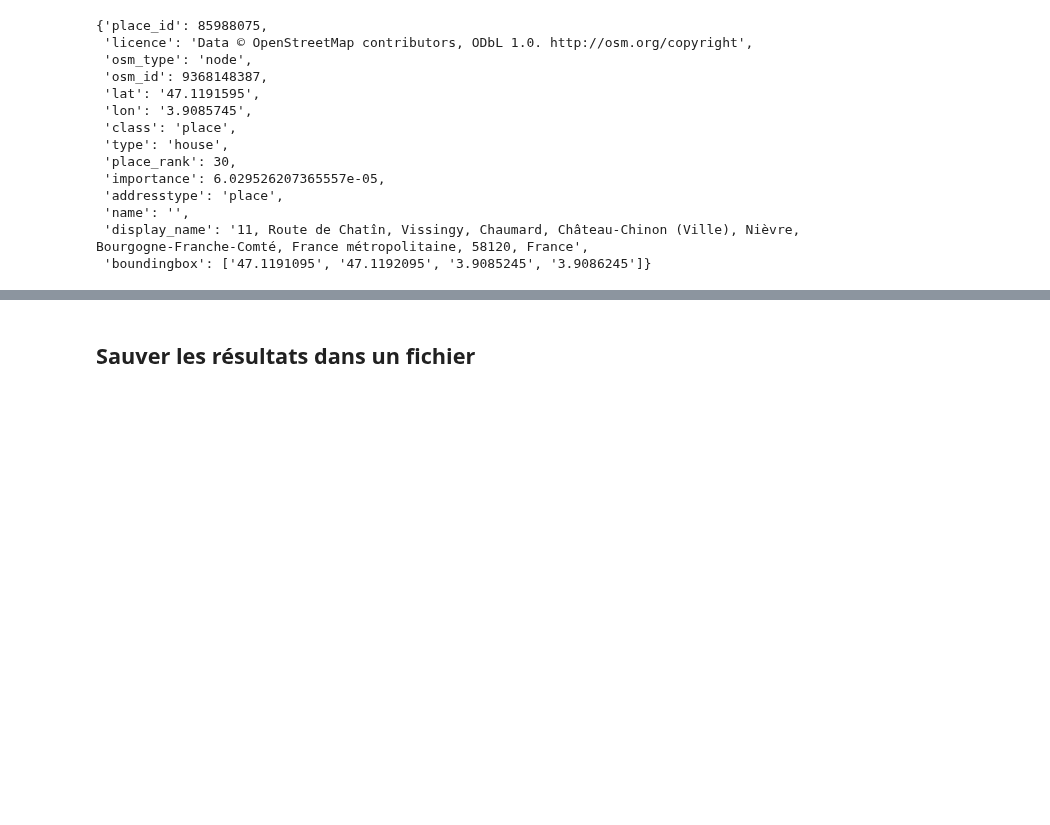
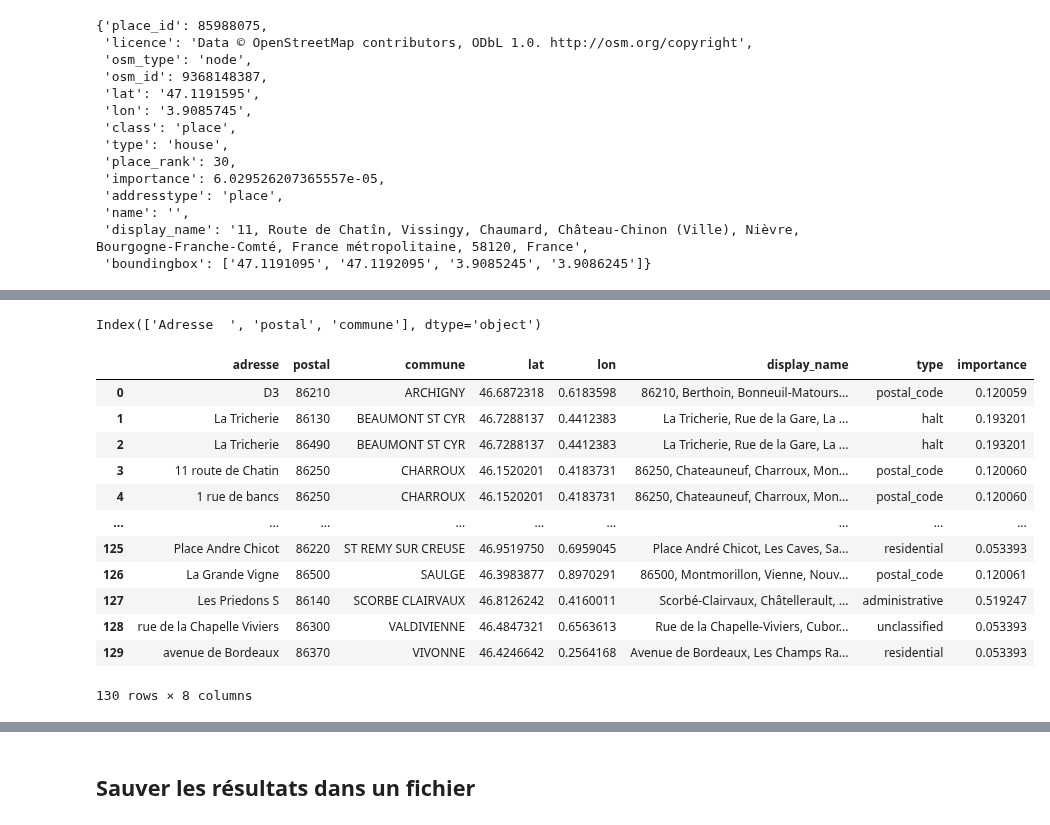
Before and after one commit to cplumejeaud/M2_python, a Jupyter notebook: notebooks/10_geocoding.ipynb, the cells around one changed output, grey strips where cells are left out. Saved outputs shown, nothing was run; the diff lists cells and outputs as text; code cells hidden in the pictures; blank space fills up the shorter version.

```diff
--- a/notebooks/10_geocoding.ipynb
+++ b/notebooks/10_geocoding.ipynb
@@ -53,0 +139,5 @@ laposte.head()
+# %%
+laposte = laposte[['INSEE', 'commune', 'postal', 'Ligne_5']]
+usines = df.merge(laposte, how='left', left_on='Code postal INSEE', right_on='INSEE')
+print(usines.shape) #(214, 8)
+usines.head()
@@ -200,0 +409,4 @@ GeocoderUnavailable: HTTPSConnectionPool(host='nominatim.openstreetmap.org', por
+# %%
+ageocoder.columns
+# %% [output]
+Index(['Adresse  ', 'postal', 'commune'], dtype='object')
@@ -200,0 +442,16 @@ GeocoderUnavailable: HTTPSConnectionPool(host='nominatim.openstreetmap.org', por
+# %%
+resultat
+# %% [output]
+|  | adresse | postal | commune | lat | lon | display_name | type | importance |
+| 0 | D3 | 86210 | ARCHIGNY | 46.6872318 | 0.6183598 | 86210, Berthoin, Bonneuil-Matours... | postal_code | 0.120059 |
+| 1 | La Tricherie | 86130 | BEAUMONT ST CYR | 46.7288137 | 0.4412383 | La Tricherie, Rue de la Gare, La ... | halt | 0.193201 |
+| 2 | La Tricherie | 86490 | BEAUMONT ST CYR | 46.7288137 | 0.4412383 | La Tricherie, Rue de la Gare, La ... | halt | 0.193201 |
+| 3 | 11 route de Chatin | 86250 | CHARROUX | 46.1520201 | 0.4183731 | 86250, Chateauneuf, Charroux, Mon... | postal_code | 0.120060 |
+| 4 | 1 rue de bancs | 86250 | CHARROUX | 46.1520201 | 0.4183731 | 86250, Chateauneuf, Charroux, Mon... | postal_code | 0.120060 |
+| ... | ... | ... | ... | ... | ... | ... | ... | ... |
+| 125 | Place Andre Chicot | 86220 | ST REMY SUR CREUSE | 46.9519750 | 0.6959045 | Place André Chicot, Les Caves, Sa... | residential | 0.053393 |
+| 126 | La Grande Vigne | 86500 | SAULGE | 46.3983877 | 0.8970291 | 86500, Montmorillon, Vienne, Nouv... | postal_code | 0.120061 |
+| 127 | Les Priedons S | 86140 | SCORBE CLAIRVAUX | 46.8126242 | 0.4160011 | Scorbé-Clairvaux, Châtellerault, ... | administrative | 0.519247 |
+| 128 | rue de la Chapelle Viviers | 86300 | VALDIVIENNE | 46.4847321 | 0.6563613 | Rue de la Chapelle-Viviers, Cubor... | unclassified | 0.053393 |
+| 129 | avenue de Bordeaux | 86370 | VIVONNE | 46.4246642 | 0.2564168 | Avenue de Bordeaux, Les Champs Ra... | residential | 0.053393 |
+130 rows × 8 columns
```
Also changed, not shown: parts of 54 cells of this notebook.
